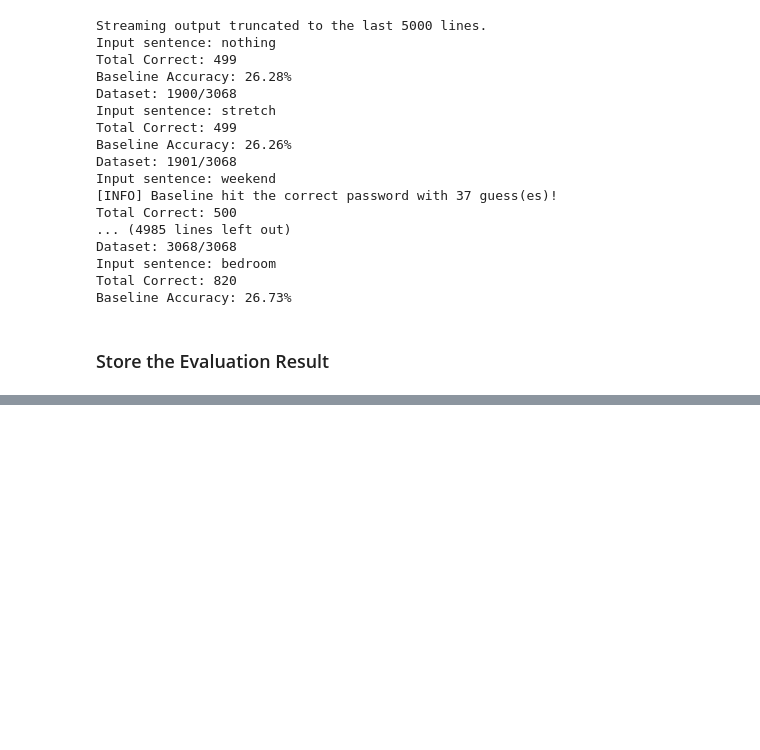
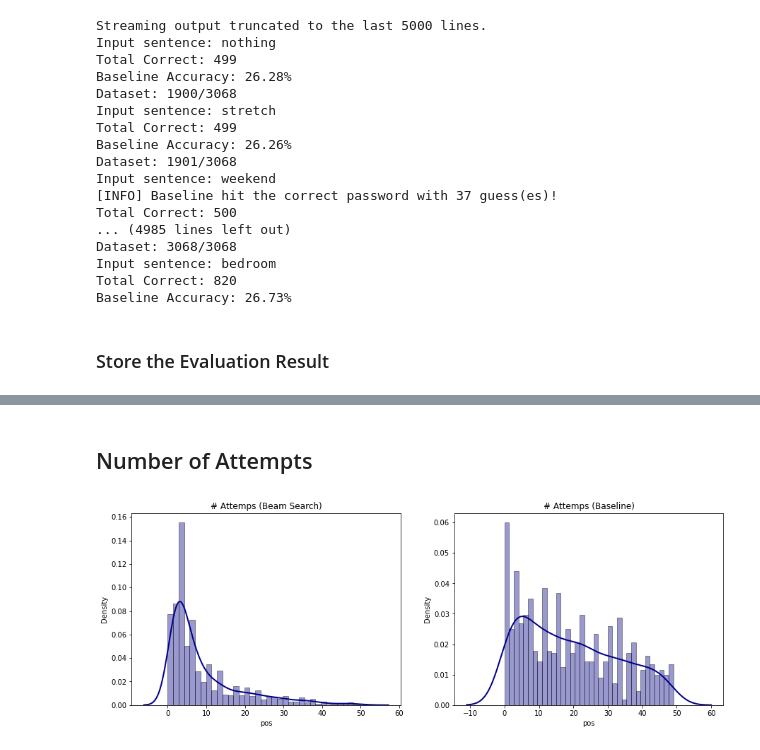
Before and after one commit to chrisandoryan/Camstroke-Inference, a Jupyter notebook: Camstroke_Inference.ipynb, the cells around one changed output, grey strips where cells are left out. Cells and saved outputs as stored; diff of their text form; code cells hidden in the pictures; blank space fills up the shorter version.

Commit message:
Add evaluation analysis and data visualization

```diff
--- a/Camstroke_Inference.ipynb
+++ b/Camstroke_Inference.ipynb
@@ -990,0 +1001,12 @@ with open(f'{model_path}/base_evaluation_all_top50.csv', 'w', newline='') as out
+# %%
+eval_data_path = "./drive/MyDrive/S2/camstroke-inference-models/s2s_model_beamsearch_CMUandVillani_RockyouText_v1"
+beam_eval_path = f"{eval_data_path}/beam_evaluation_all_top50.csv"
+base_eval_path = f"{eval_data_path}/base_evaluation_all_top50.csv"
+
+beam_df = pd.read_csv(beam_eval_path)
+base_df = pd.read_csv(base_eval_path)
+
+beam_df['text_length']  = beam_df['y_actual'].str.len()
+base_df['text_length']  = base_df['y_actual'].str.len()
+
+beam_df
@@ -990,0 +1027,19 @@ with open(f'{model_path}/base_evaluation_all_top50.csv', 'w', newline='') as out
+# %% [markdown]
+## Number of Attempts
+# %%
+fig, ax = plt.subplots(1,2,figsize=(15,5))
+
+sns.distplot(beam_df['pos'], norm_hist=False, kde=True,
+             bins=int(180/5), color = 'darkblue',
+             hist_kws={'edgecolor':'black'},
+             kde_kws={'linewidth': 2},
+             ax=ax[0]).set(title='# Attemps (Beam Search)')
+
+sns.distplot(base_df['pos'], norm_hist=False, kde=True,
+             bins=int(180/5), color = 'darkblue',
+             hist_kws={'edgecolor':'black'},
+             kde_kws={'linewidth': 2},
+             ax=ax[1]).set(title='# Attemps (Baseline)')
+fig.show()
+# %% [output]
+[figure, added]
```
Also changed, not shown: parts of 6 cells of this notebook.
